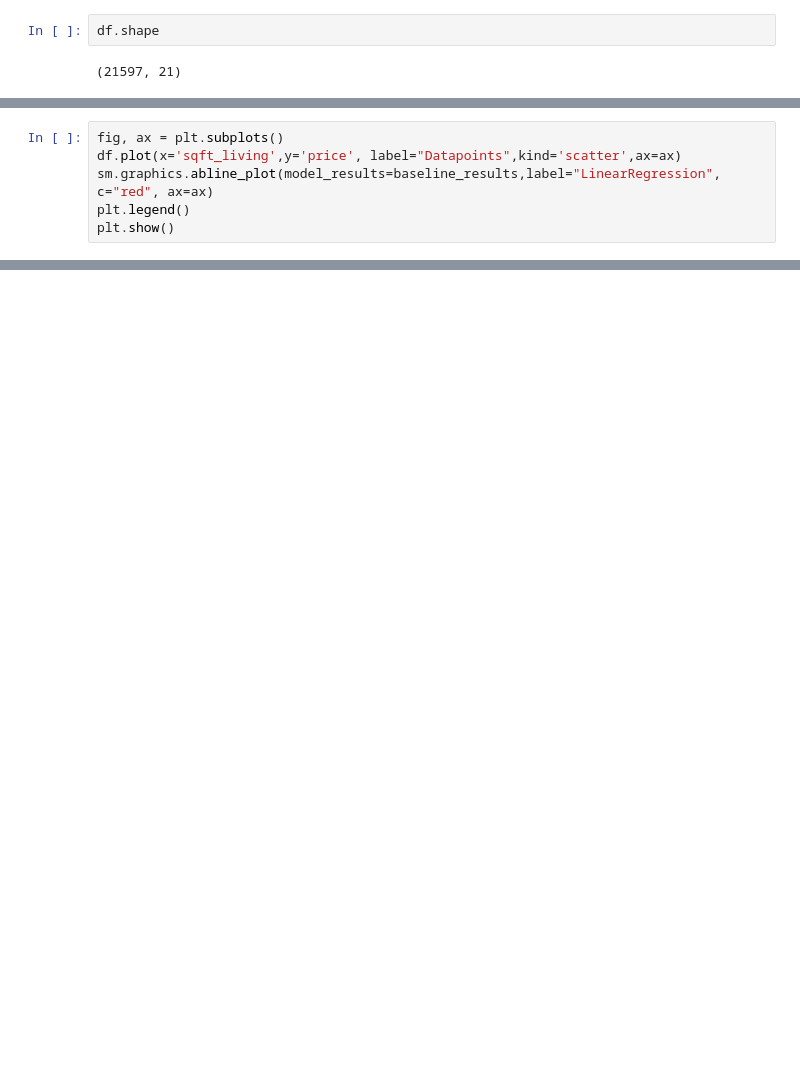
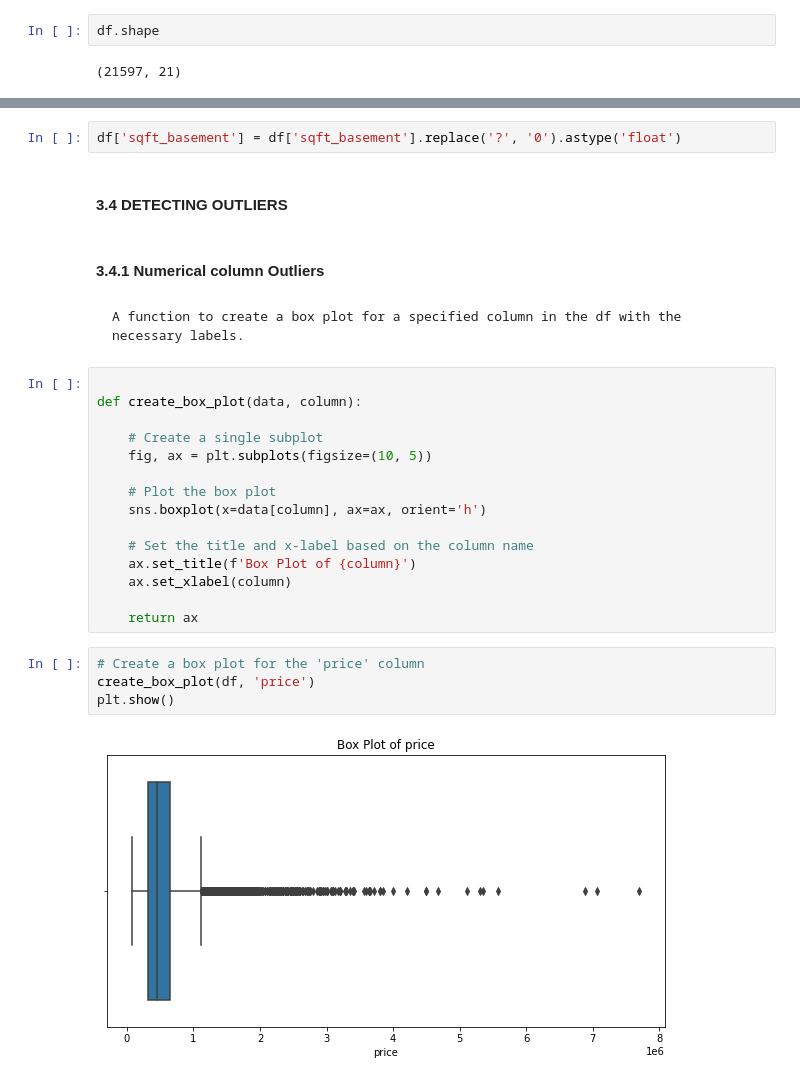
Before and after one commit to Paulwaweru/Phase-2-Group-Project, a Jupyter notebook: student.ipynb, the cells around one changed output, grey strips where cells are left out. Drawn from its saved outputs; the diff is of its cells as text; blank space fills up the shorter version.

```diff
--- a/student.ipynb
+++ b/student.ipynb
@@ -525,6 +96,0 @@ With a coefficient of 23280 ,means that sqft_living 0,the estimated value(price)
-# %%
-fig, ax = plt.subplots()
-df.plot(x='sqft_living',y='price', label="Datapoints",kind='scatter',ax=ax)
-sm.graphics.abline_plot(model_results=baseline_results,label="LinearRegression", c="red", ax=ax)
-plt.legend()
-plt.show()
@@ -607,0 +316,30 @@ Notes:
+# %%
+df['sqft_basement'] = df['sqft_basement'].replace('?', '0').astype('float')
+# %% [markdown]
+#### 3.4 DETECTING OUTLIERS
+# %% [markdown]
+#### 3.4.1 Numerical column Outliers
+# %% [markdown]
+
+    A function to create a box plot for a specified column in the df with the necessary labels.
+# %%
+
+def create_box_plot(data, column):
+
+    # Create a single subplot
+    fig, ax = plt.subplots(figsize=(10, 5))
+
+    # Plot the box plot
+    sns.boxplot(x=data[column], ax=ax, orient='h')
+
+    # Set the title and x-label based on the column name
+    ax.set_title(f'Box Plot of {column}')
+    ax.set_xlabel(column)
+
+    return ax
+# %%
+# Create a box plot for the 'price' column
+create_box_plot(df, 'price')
+plt.show()
+# %% [output]
+[figure, added]
```
Also changed, not shown: parts of 235 cells of this notebook.
